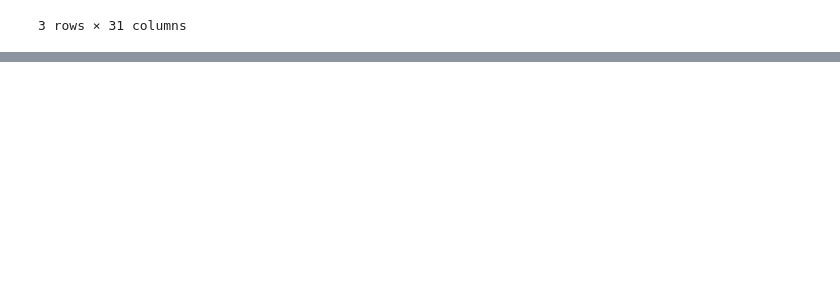
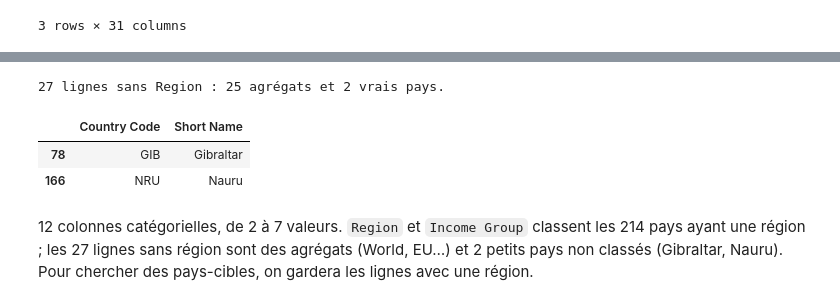
Before and after one commit to humanuoid/oc-p2-education-systems-analysis, a Jupyter notebook: notebooks/data_quality.ipynb, the cells around one changed output, grey strips where cells are left out. Saved outputs shown, nothing was run; the diff lists cells and outputs as text; code cells hidden in the pictures; blank space fills up the shorter version.

Commit message:
docs(notebooks): add country quality analysis section to data quality notebook

```diff
--- a/notebooks/data_quality.ipynb
+++ b/notebooks/data_quality.ipynb
@@ -111,0 +110,8 @@ Les 5 CSV sont chargés bruts dans `dfs`, prêts pour le protocole qualité. Pro
+# %%
+# DataFrame dédié au calcul pour cette section : on recharge le CSV brut,
+# séparément du `dfs` réservé à l'affichage
+df = load_csv_analysis("EdStatsCountry.csv")
+
+cle = "Country Code"  # clé métier (PK) d'après le dictionnaire de data_overview.ipynb
+print(f"{len(df)} lignes, {df[cle].nunique()} valeurs distinctes de '{cle}'")
+df[cle].is_unique  # True = chaque valeur de la clé n'apparaît que sur une seule ligne
@@ -111,0 +135,8 @@ Les 5 CSV sont chargés bruts dans `dfs`, prêts pour le protocole qualité. Pro
+# %%
+nb_doublons = df.duplicated().sum()
+print(f"{nb_doublons} ligne(s) en double (toutes colonnes confondues)")
+if nb_doublons > 0:
+    df = df.drop_duplicates()
+    print(f"drop_duplicates() appliqué : il reste {df.shape[0]} lignes")
+else:
+    print("aucun doublon : drop_duplicates() inutile, le DataFrame est inchangé")
@@ -111,0 +191,18 @@ Les 5 CSV sont chargés bruts dans `dfs`, prêts pour le protocole qualité. Pro
+# %%
+# 1) colonnes vides à 100 % de NaN
+vides = df.columns[df.isnull().all()].tolist()
+print("colonnes vides à 100 % de NaN :", vides)
+
+# 2) colonnes constantes : une seule valeur renseignée -> aucune information discriminante
+constantes = [c for c in df.columns if df[c].nunique() == 1]
+print("colonnes constantes (1 seule valeur renseignée) :", constantes)
+
+# 3) colonnes redondantes : "WB-2 code" (code interne BM à 2 lettres) reprend "2-alpha code" (code ISO)
+sim = (df["2-alpha code"].fillna("<NA>") == df["WB-2 code"].fillna("<NA>")).mean()
+print(f"'2-alpha code' == 'WB-2 code' dans {sim:.0%} des lignes")
+redondantes = ["WB-2 code"]
+
+a_supprimer = vides + constantes + redondantes
+print("colonnes supprimées :", a_supprimer)
+df = df.drop(columns=a_supprimer)
+df.shape
@@ -111,0 +297,13 @@ Les 5 CSV sont chargés bruts dans `dfs`, prêts pour le protocole qualité. Pro
+# %%
+sans_region = df.loc[df["Region"].isna()]
+# Gibraltar et Nauru repérés à la lecture des noms : aucun critère du fichier ne sépare pays et agrégats
+pays_sans_region = sans_region.loc[sans_region["Country Code"].isin(["GIB", "NRU"]), ["Country Code", "Short Name"]]
+print(f"{len(sans_region)} lignes sans Region : {len(sans_region) - len(pays_sans_region)} agrégats et {len(pays_sans_region)} vrais pays.")
+pays_sans_region
+# %% [output]
+27 lignes sans Region : 25 agrégats et 2 vrais pays.
+|  | Country Code | Short Name |
+| 78 | GIB | Gibraltar |
+| 166 | NRU | Nauru |
+# %% [markdown]
+12 colonnes catégorielles, de 2 à 7 valeurs. `Region` et `Income Group` classent les 214 pays ayant une région ; les 27 lignes sans région sont des agrégats (World, EU…) et 2 petits pays non classés (Gibraltar, Nauru). Pour chercher des pays-cibles, on gardera les lignes avec une région.
```
Also changed, not shown: parts of 32 cells of this notebook.
